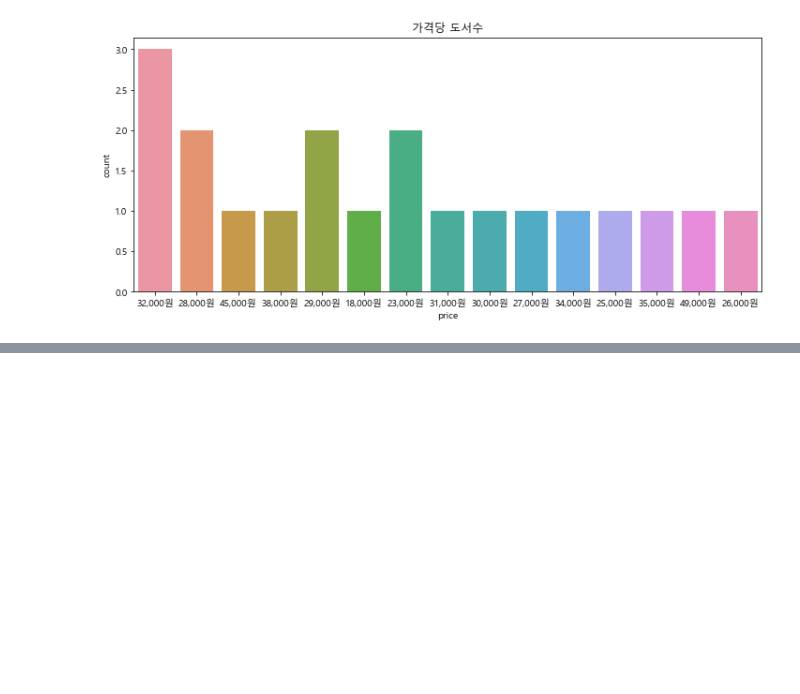
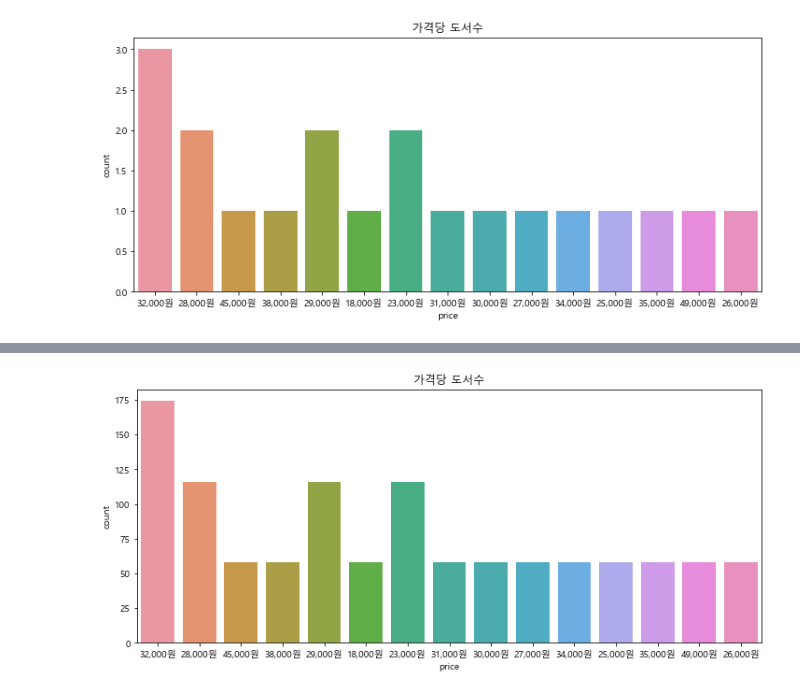
Before and after one commit to eunyoungson/Data_Analysis_2020, a Jupyter notebook: crawling/03_hanbit.ipynb, the cells around one changed output, grey strips where cells are left out. Saved outputs shown, nothing was run; the diff lists cells and outputs as text; code cells hidden in the pictures; blank space fills up the shorter version.

```diff
--- a/crawling/03_hanbit.ipynb
+++ b/crawling/03_hanbit.ipynb
@@ -97,0 +110,5 @@ plt.show()
+# %%
+lis = soup.select('.paginate')[0] #lis = soup.select_one('.paginate')[0]
+page = lis.find_all('a')
+len(page)
+#lis
@@ -97,0 +127,19 @@ plt.show()
+# %%
+titles =[]; writers = []; prices =[]
+# %%
+for i in range(len(page)):
+    url = 'https://www.hanbit.co.kr/academy/books/new_book_list.html?page='
+    page_url = str(i+1)
+    web_url = url +page_url
+    req = requests.get(url, headers = header)
+    html = req.text
+        html = response.read()
+        soup = BeautifulSoup(html,'html.parser')
+        for book in book_list:
+            title = book.select_one('.book_tit').get_text()
+            writer = book.select_one('.book_writer').get_text()
+            price = book.select_one('.price').get_text()
+
+            titles.append(title)
+            writers.append(writer)
+            prices.append(price)
@@ -97,0 +148,9 @@ plt.show()
+# %%
+newBook1 = pd.DataFrame({
+    'title': titles,
+    'writer': writers,
+    'price' : prices
+})
+newBook1 = newBook1.set_index('title')
+print(f'새로나온 책')
+newBook1.head(40)
@@ -97,0 +177,9 @@ plt.show()
+# %%
+plt.figure(figsize =(12,5))
+
+sns.countplot(x="price", data=newBook1)
+
+plt.title("가격당 도서수")
+plt.show()
+# %% [output]
+[figure, added]
```
Also changed, not shown: parts of 8 cells of this notebook.
